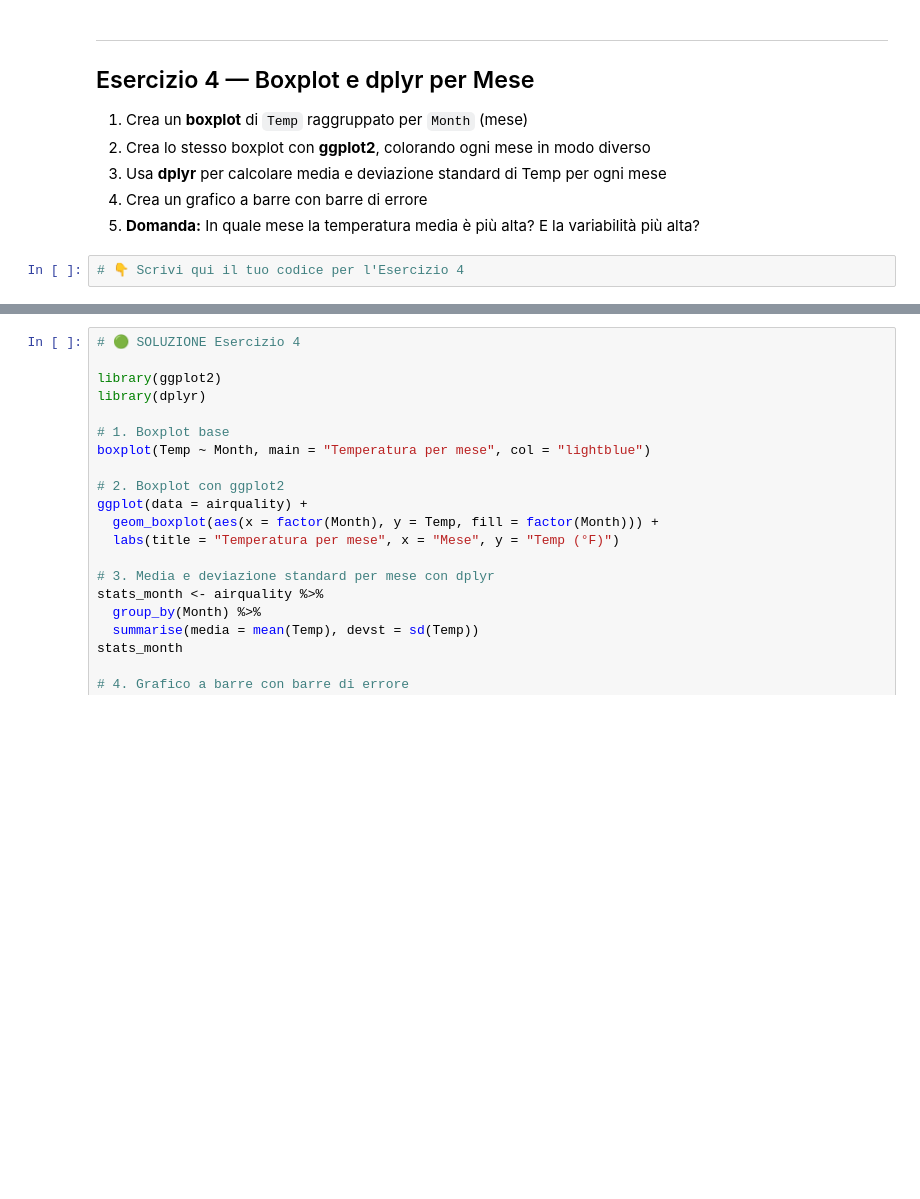
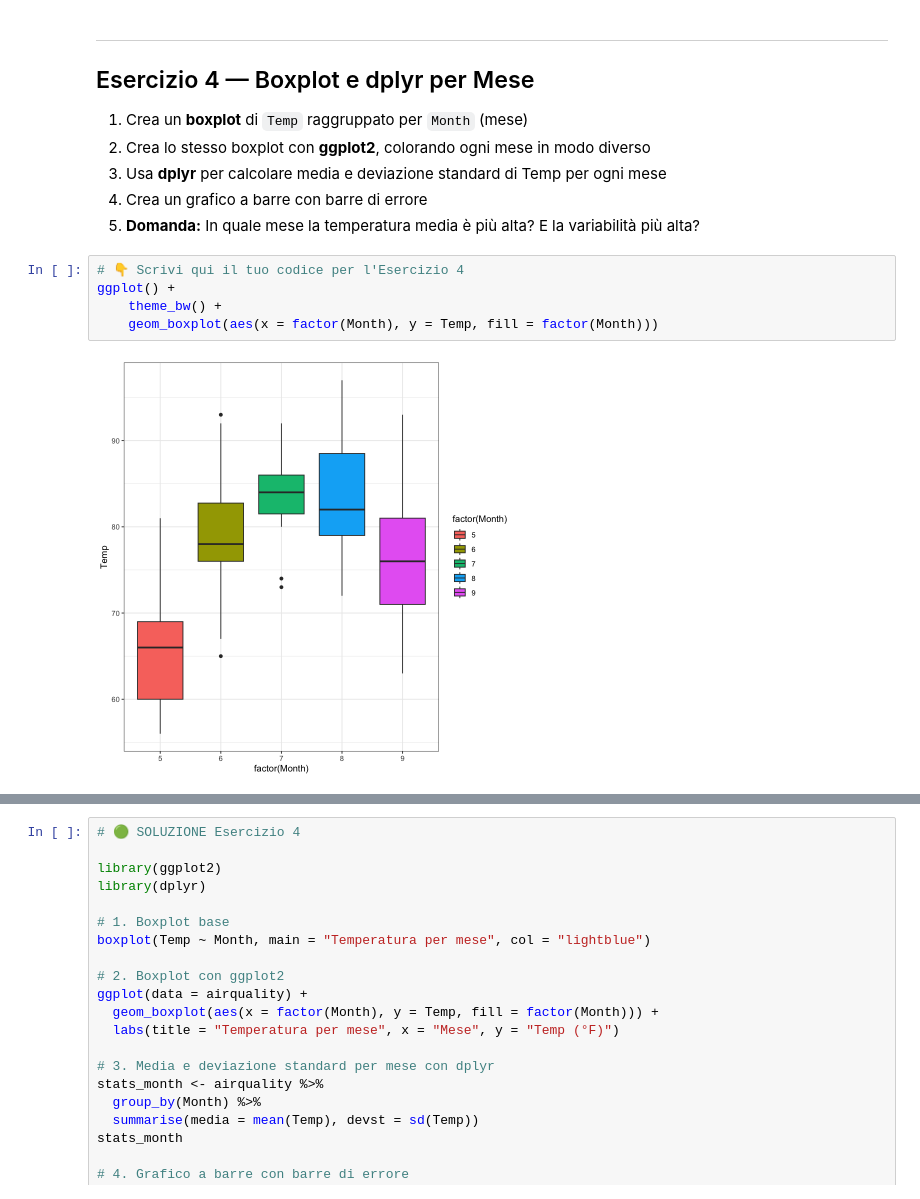
Before and after one commit to MarcoVando/statistica-descrittiva-per-datascience, a Jupyter notebook: MyFiles/Esercizi_2_airquality.ipynb, the cells around one changed output, grey strips where cells are left out. Saved outputs shown, nothing was run; the diff lists cells and outputs as text; blank space fills up the shorter version.

```diff
--- a/MyFiles/Esercizi_2_airquality.ipynb
+++ b/MyFiles/Esercizi_2_airquality.ipynb
@@ -169,3 +300,8 @@ ggplot() +
 5. **Domanda:** In quale mese la temperatura media è più alta? E la variabilità più alta?
 # %%
 # 👇 Scrivi qui il tuo codice per l'Esercizio 4
+ggplot() +
+    theme_bw() +
+    geom_boxplot(aes(x = factor(Month), y = Temp, fill = factor(Month)))
+# %% [output]
+[figure, added]
```
Also changed, not shown: parts of 5 cells of this notebook, 1 other file.
